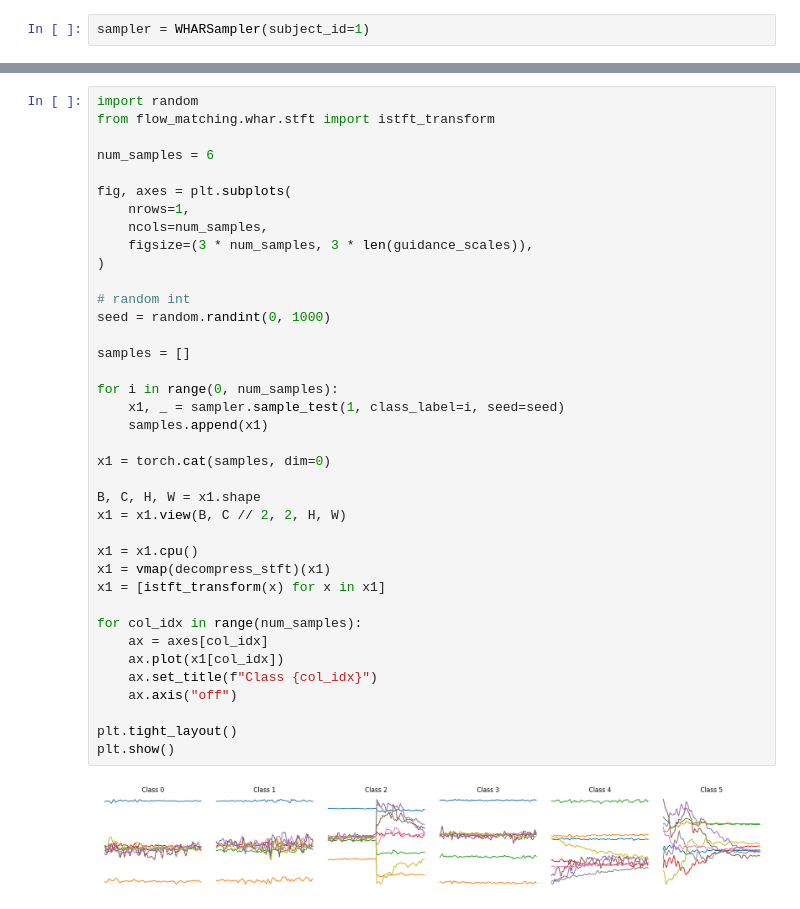
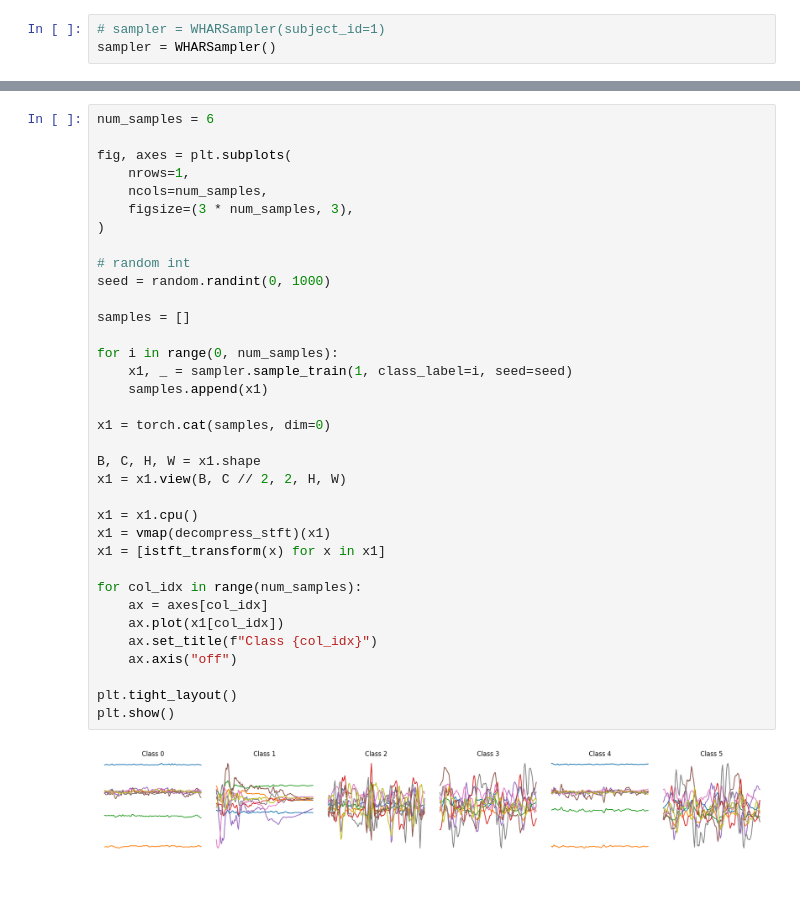
Before and after one commit to chookcurry/flow-matching, a Jupyter notebook: notebooks/whar/train_latent_flow.ipynb, the cells around one changed output, grey strips where cells are left out. Drawn from its saved outputs; the diff is of its cells as text.

Commit message:
checkpoint ae wokring well, latent flow matching not yet

```diff
--- a/notebooks/whar/train_latent_flow.ipynb
+++ b/notebooks/whar/train_latent_flow.ipynb
@@ -21,7 +26,8 @@ print(device)
 # %% [output]
 mps
 # %%
-sampler = WHARSampler(subject_id=1)
+# sampler = WHARSampler(subject_id=1)
+sampler = WHARSampler()
 # %% [output]
 Creating config hash...
 Checking download...
@@ -156,41 +117,38 @@ plt.show()
 # %%
-import random
-from flow_matching.whar.stft import istft_transform
-
 num_samples = 6
 
 fig, axes = plt.subplots(
     nrows=1,
     ncols=num_samples,
-    figsize=(3 * num_samples, 3 * len(guidance_scales)),
+    figsize=(3 * num_samples, 3),
 )
 
 # random int
 seed = random.randint(0, 1000)
 
 samples = []
 
 for i in range(0, num_samples):
-    x1, _ = sampler.sample_test(1, class_label=i, seed=seed)
+    x1, _ = sampler.sample_train(1, class_label=i, seed=seed)
     samples.append(x1)
 
 x1 = torch.cat(samples, dim=0)
 
 B, C, H, W = x1.shape
 x1 = x1.view(B, C // 2, 2, H, W)
 
 x1 = x1.cpu()
 x1 = vmap(decompress_stft)(x1)
 x1 = [istft_transform(x) for x in x1]
 
 for col_idx in range(num_samples):
     ax = axes[col_idx]
     ax.plot(x1[col_idx])
     ax.set_title(f"Class {col_idx}")
     ax.axis("off")
 
 plt.tight_layout()
 plt.show()
 # %% [output]
-[figure, old version]
+[figure, new version]
 # %%
```
Also changed, not shown: parts of 13 cells of this notebook, 37 other files.
